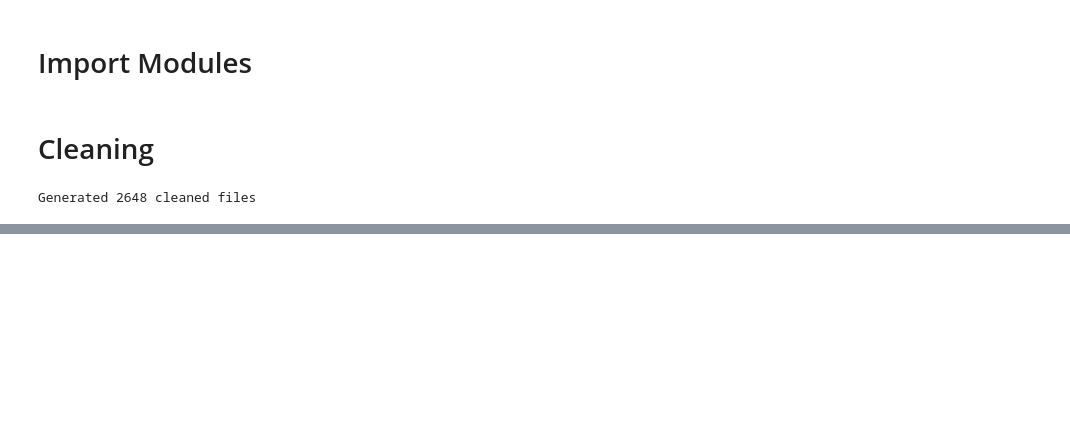
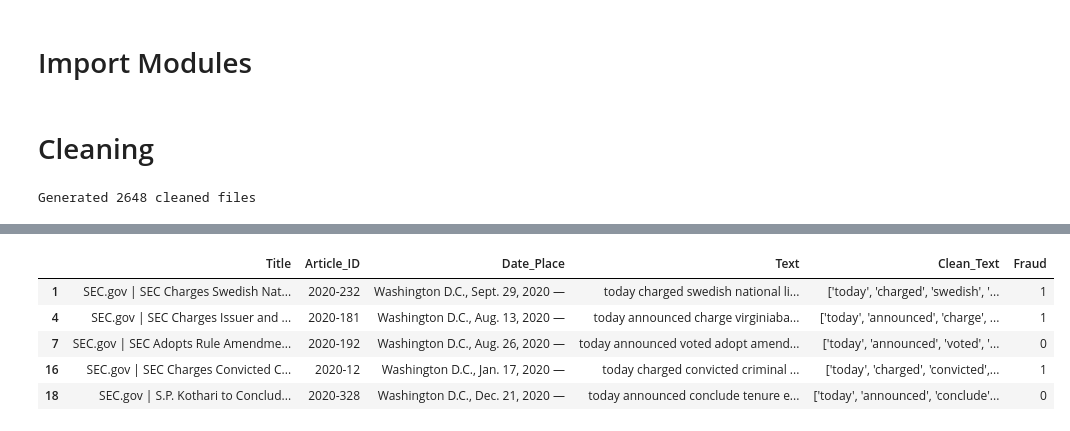
Before and after one commit to abaksy/sec-analysis, a Jupyter notebook: sec-analysis.ipynb, the cells around one changed output, grey strips where cells are left out. Cells and saved outputs as stored; diff of their text form; code cells hidden in the pictures; blank space fills up the shorter version.

```diff
--- a/sec-analysis.ipynb
+++ b/sec-analysis.ipynb
@@ -162,3 +179,17 @@ df.insert(5, "Fraud", labels, True)
+# %%
+s0 = df.Fraud[df.Fraud.eq(0)].sample(350).index
+s1 = df.Fraud[df.Fraud.eq(1)].sample(350).index
+
+df1 = df.loc[s0.union(s1)]
+# %%
+df1.head()
+# %% [output]
+|  | Title | Article_ID | Date_Place | Text | Clean_Text | Fraud |
+| 1 | SEC.gov | SEC Charges Swedish Nat... | 2020-232 | Washington D.C., Sept. 29, 2020 — | today charged swedish national li... | ['today', 'charged', 'swedish', '... | 1 |
+| 4 | SEC.gov | SEC Charges Issuer and ... | 2020-181 | Washington D.C., Aug. 13, 2020 — | today announced charge virginiaba... | ['today', 'announced', 'charge', ... | 1 |
+| 7 | SEC.gov | SEC Adopts Rule Amendme... | 2020-192 | Washington D.C., Aug. 26, 2020 — | today announced voted adopt amend... | ['today', 'announced', 'voted', '... | 0 |
+| 16 | SEC.gov | SEC Charges Convicted C... | 2020-12 | Washington D.C., Jan. 17, 2020 — | today charged convicted criminal ... | ['today', 'charged', 'convicted',... | 1 |
+| 18 | SEC.gov | S.P. Kothari to Conclud... | 2020-328 | Washington D.C., Dec. 21, 2020 — | today announced conclude tenure e... | ['today', 'announced', 'conclude'... | 0 |
 # %%
 clean_texts = list()
 
```
Also changed, not shown: parts of 10 cells of this notebook.
